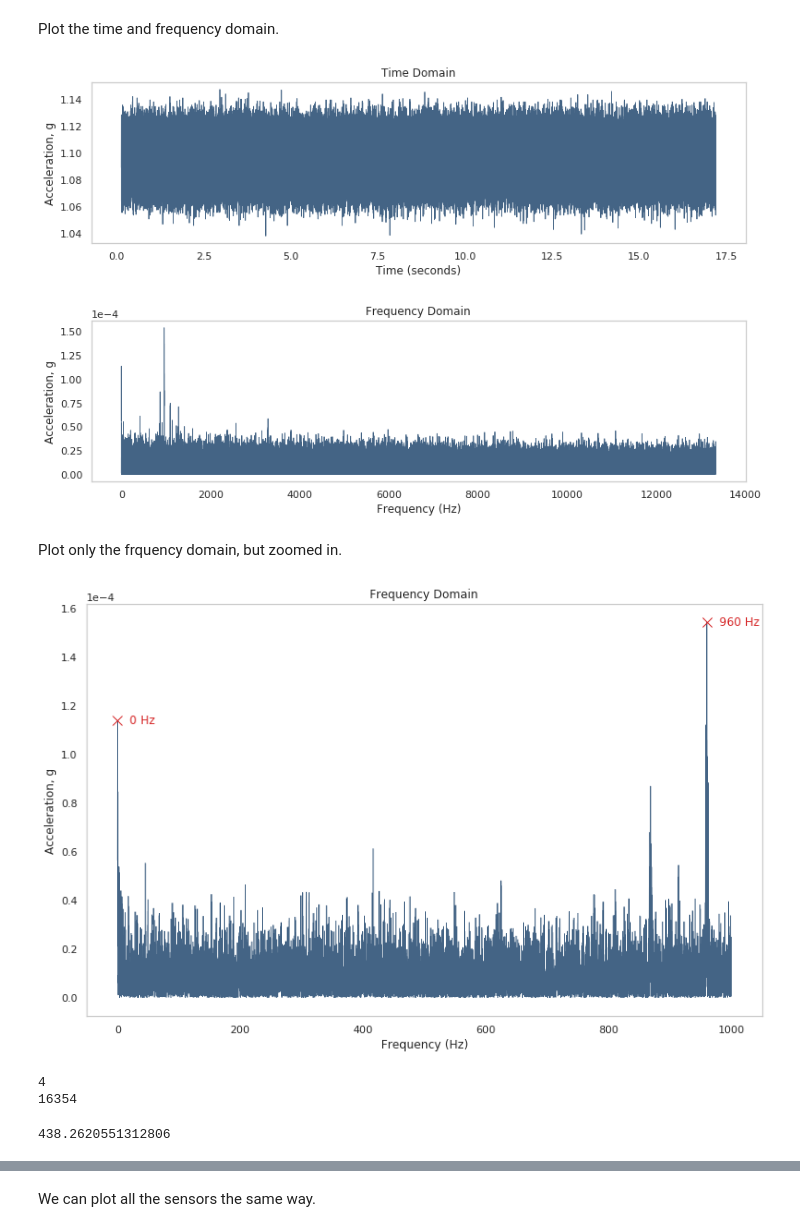
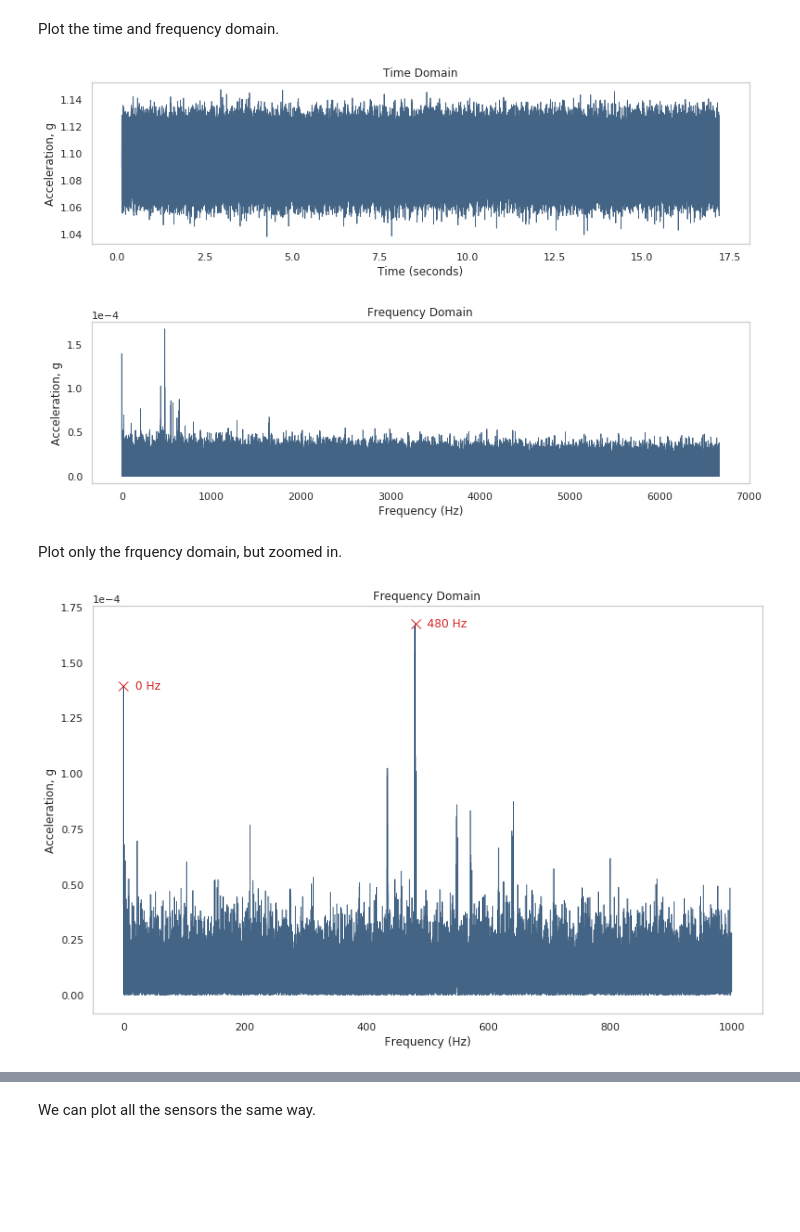
Before and after one commit to tvhahn/High-Speed-Datalog, a Jupyter notebook: Sensor Board Exploration.ipynb, the cells around one changed output, grey strips where cells are left out. Saved outputs shown, nothing was run; the diff lists cells and outputs as text; code cells hidden in the pictures; blank space fills up the shorter version.

```diff
--- a/Sensor Board Exploration.ipynb
+++ b/Sensor Board Exploration.ipynb
@@ -100,6 +100,9 @@ print(file_names)
 ### Visualize Data
 Let's look at the vibrometer, IIS3DWB. First, we will put it into a Pandas dataframe.
 # %%
+acq_folder = "/home/tim/Documents/High-Speed-Datalog/data/STWIN_00006" # this is for the fan at low speed
+hsd = HSD.HSDatalog(acquisition_folder=acq_folder)
+
 sensor_name = "IIS3DWB"
 sensor_type = "ACC"
 
@@ -126,7 +129,7 @@ plt.plot(df['A_z [g]'], alpha=0.5)
 y_detrend = signal.detrend(df['A_z [g]'], type="linear")
 plt.plot(y_detrend, alpha=0.5)
 # y_detrend *= np.hamming(len(y_detrend))
-y_detrend *= np.kaiser(len(y_detrend), 2)
+y_detrend *= np.kaiser(len(y_detrend), 8)
 plt.plot(y_detrend, alpha=0.5)
 # %% [output]
 [<matplotlib.lines.Line2D at 0x...>]
@@ -142,15 +145,15 @@ def create_fft(df, x_name='Time', y_name='A_z [g]', sample_freq=26667.0, show_pl
     N = len(y)  # number of sample points
 
     # do some preprocessing of the current signal
-#     y_detrend = y - np.mean(y)
-    y_detrend = signal.detrend(y, type="constant")  # detrended signal
+    y_detrend = y - np.mean(y)
+    y_detrend = signal.detrend(y_detrend, type="constant")  # detrended signal
 #     y_detrend *= np.hamming(N)  # apply a hamming window. Why? https://dsp.stackexchange.com/a/11323
-    y_detrend *= np.kaiser(len(y_detrend), 14)
+    y_detrend *= np.kaiser(len(y_detrend), 8)
 
     # FFT on time domain signal
     yf = fftpack.rfft(y_detrend)
     yf = 2.0 / N * np.abs(yf[: int(N / 2.0)])
-    xf = np.linspace(0.0, 1.0 / (2.0 * T), N // 2)
+    xf = np.linspace(0.0, 1.0 / (2.0 * T), N // 2)/2
 
     if show_plot:
         # setup the seaborn plot
@@ -174,6 +177,7 @@ def create_fft(df, x_name='Time', y_name='A_z [g]', sample_freq=26667.0, show_pl
         axes[1].set_ylabel("Acceleration, g")
         plt.ticklabel_format(axis="y", style="sci", scilimits=(0,0))
 
+
         # clean up the sub-plots to make everything pretty
         for ax in axes.flatten():
             ax.yaxis.set_tick_params(labelleft=True, which="major")
@@ -185,6 +189,10 @@ def create_fft(df, x_name='Time', y_name='A_z [g]', sample_freq=26667.0, show_pl
 
     return xf, yf
 
+t_start = df['Time'].iloc[0]
+t_end = df['Time'].iloc[-1]
+
+
 
 xf, yf = create_fft(df, x_name='Time', y_name='A_z [g]', sample_freq=26667.0, show_plot=True)
 # %% [output]
@@ -192,7 +200,7 @@ xf, yf = create_fft(df, x_name='Time', y_name='A_z [g]', sample_freq=26667.0, sh
 # %% [markdown]
 It looks like, from the above frequency domain plot, that we have a frequency peak at approximately 500 Hz. I would guess that this is the rotational speed of the fan. Let's zoom in to get a better look.
 # %%
-def plot_freq(xf, yf, max_freq_to_plot=1000):
+def plot_freq(xf, yf, max_freq_to_plot=1000, peak_height=0.0001, peak_distance=100):
 
     # select the index number where xf is less than a certain freq
     i = np.where(xf<max_freq_to_plot)[0][-1]
@@ -202,6 +210,8 @@ def plot_freq(xf, yf, max_freq_to_plot=1000):
     fig, axes = plt.subplots(1, 1, figsize=(12, 8), sharex=False, sharey=False)
     fig.tight_layout(pad=5.0)
 
+    pal = sns.cubehelix_palette(6, rot=-0.25, light=0.7)  # pick nice color for plot
+
     # plot the frequency domain signal
     axes.plot(xf[:i], yf[:i], marker="", label="Best model", color=pal[3], linewidth=0.8)
     axes.set_title("Frequency Domain", fontdict={"fontweight": "normal"})
@@ -210,12 +220,12 @@ def plot_freq(xf, yf, max_freq_to_plot=1000):
     axes.yaxis.set_tick_params(labelleft=True, which="major")
     axes.grid(False)
 
-    peaks, _ = signal.find_peaks(yf[:i], height=0.0001, distance=100)
+    peaks, _ = signal.find_peaks(yf[:i], height=peak_height, distance=peak_distance)
     plt.plot(xf[peaks], yf[peaks], "x", color='#d62728', markersize=10)
 
     for p in peaks:
         axes.text(
-            x=xf[p]+20,
+            x=xf[p]+max_freq_to_plot/50.0,
             y=yf[p],
             s=f"{xf[p]:.0f} Hz",
             horizontalalignment="left",
@@ -230,5 +240,5 @@ def plot_freq(xf, yf, max_freq_to_plot=1000):
     plt.show()
 
 
-plot_freq(xf, yf, max_freq_to_plot=1000)
+plot_freq(xf, yf, max_freq_to_plot=400)
 # %% [output]
@@ -257,20 +267,10 @@ Plot the time and frequency domain.
 # %%
 xf, yf = create_fft(df, x_name='Time', y_name='A_z [g]', sample_freq=26667.0, show_plot=True)
 # %% [output]
-[figure, old version]
+[figure, new version]
 # %% [markdown]
 Plot only the frquency domain, but zoomed in.
 # %%
-plot_freq(xf, yf, max_freq_to_plot=1000)
+plot_freq(xf, yf, max_freq_to_plot=1000, peak_height=0.000125,peak_distance=100)
 # %% [output]
-[figure, old version]
+[figure, new version]
-# %%
-for p in peaks:
-    print(p)
-# %% [output]
-4
-16354
-# %%
-xf[peaks][0]
-# %% [output]
-438.2620551312806
```
Also changed, not shown: parts of 11 cells of this notebook.
